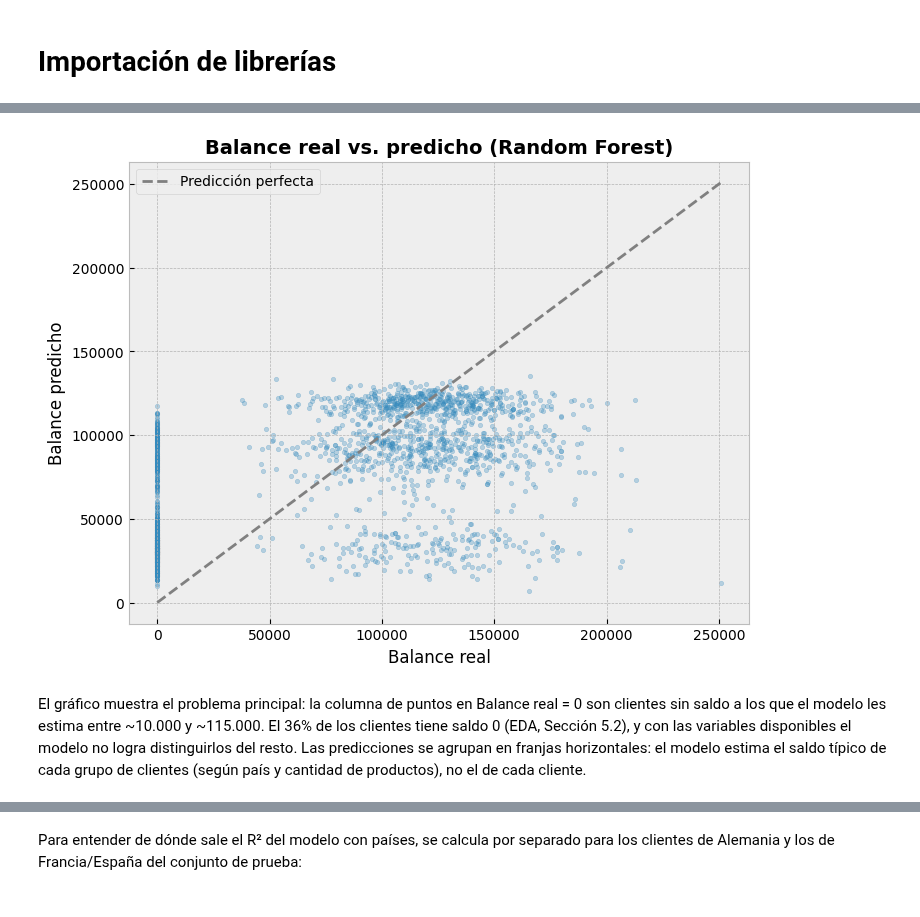
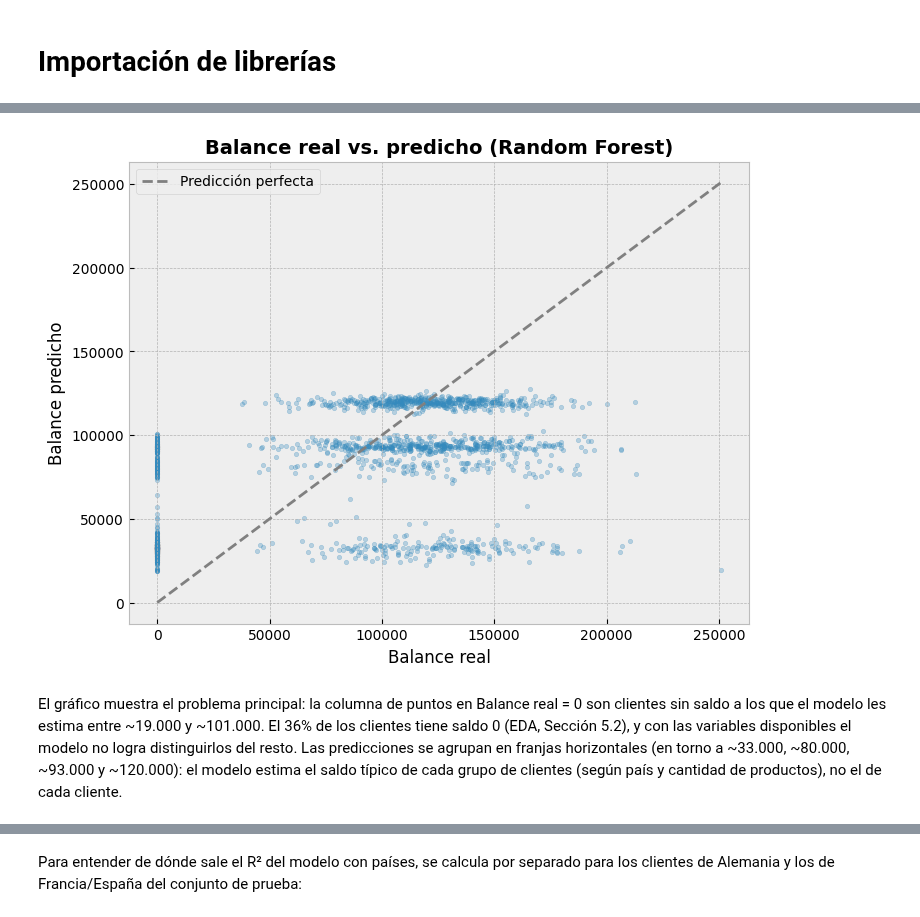
Before and after one commit to francarrascoo/Ecommerce-Customer-Dataset, a Jupyter notebook: notebooks/modelamiento.ipynb, the cells around one changed output, grey strips where cells are left out. Cells and saved outputs as stored; diff of their text form; code cells hidden in the pictures.

```diff
--- a/notebooks/modelamiento.ipynb
+++ b/notebooks/modelamiento.ipynb
@@ -167,20 +623,16 @@ modelos tienden a predecir casi siempre "se mantiene".
 # %%
-modelos_clasificacion = {
-    'Regresión logística': LogisticRegression(max_iter=1000, class_weight='balanced'),
-    'Random Forest':       RandomForestClassifier(n_estimators=300, min_samples_leaf=5,
-                                                  class_weight='balanced', random_state=SEMILLA),
-}
-
 predicciones_clf = {}
 filas = []
-for nombre, estimador in modelos_clasificacion.items():
-    modelo = modelo_completo(features_num, features_cat, features_bin, estimador)
-    modelo.fit(X_train, y_clf_train)
-    pred = modelo.predict(X_test)
+for nombre, modelo in modelos_clasificacion.items():
+    prob = modelo.predict_proba(X_test)[:, 1]
+    pred = (prob >= umbral_elegido[nombre]).astype(int)
     predicciones_clf[nombre] = pred
-    modelos_clasificacion[nombre] = modelo
     filas.append({
         'modelo':    nombre,
+        'umbral':    umbral_elegido[nombre],
+        'ROC-AUC':   roc_auc_score(y_clf_test, prob),
+        'PR-AUC':    average_precision_score(y_clf_test, prob),
+        'Brier':     brier_score_loss(y_clf_test, prob),
         'accuracy':  accuracy_score(y_clf_test, pred),
         'precision': precision_score(y_clf_test, pred),
         'recall':    recall_score(y_clf_test, pred),
@@ -206,7 +661,7 @@ fig, axes = plt.subplots(1, 2, figsize=(12, 5))
 for ax, (nombre, pred) in zip(axes, predicciones_clf.items()):
     ConfusionMatrixDisplay.from_predictions(y_clf_test, pred, display_labels=['Se mantiene', 'Abandona'],
                                             cmap='Blues', colorbar=False, ax=ax)
-    ax.set_title(nombre)
+    ax.set_title(f'{nombre} (umbral {umbral_elegido[nombre]:.2f})')
     ax.grid(False)
 plt.suptitle('Matriz de confusión en el conjunto de prueba', fontsize=14, fontweight='bold')
 plt.tight_layout()
@@ -281,23 +859,16 @@ entrenamiento: un modelo solo es útil si se equivoca menos que ella.
 # %%
 modelos_regresion = {
-    'Regresión lineal': LinearRegression(),
-    'Random Forest':    RandomForestRegressor(n_estimators=300, min_samples_leaf=10, random_state=SEMILLA),
+    'Línea base (mediana)':        DummyRegressor(strategy='median').fit(X_train, y_reg_train),
+    'Línea base (promedio)':       DummyRegressor(strategy='mean').fit(X_train, y_reg_train),
+    'Random Forest (con países)':  busquedas_reg['con países'].best_estimator_,
+    'Random Forest (sin países)':  busquedas_reg['sin países'].best_estimator_,
 }
 
-pred_base = np.full(len(y_reg_test), y_reg_train.mean())
-filas = [{
-    'modelo': 'Línea base (promedio)',
-    'MAE':    mean_absolute_error(y_reg_test, pred_base),
-    'RMSE':   root_mean_squared_error(y_reg_test, pred_base),
-    'R2':     r2_score(y_reg_test, pred_base),
-}]
 predicciones_reg = {}
-for nombre, estimador in modelos_regresion.items():
-    modelo = modelo_completo(features_num_reg, features_cat, features_bin_reg, estimador)
-    modelo.fit(X_train, y_reg_train)
+filas = []
+for nombre, modelo in modelos_regresion.items():
     pred = modelo.predict(X_test)
     predicciones_reg[nombre] = pred
-    modelos_regresion[nombre] = modelo
     filas.append({
         'modelo': nombre,
         'MAE':    mean_absolute_error(y_reg_test, pred),
@@ -323,20 +894,21 @@ el saldo no se relaciona con ningún otro atributo del cliente (Sección 5).
 # %%
-pred_rf = predicciones_reg['Random Forest']
+pred_rf = predicciones_reg['Random Forest (con países)']
 
 plt.figure(figsize=(8, 6))
 plt.scatter(y_reg_test, pred_rf, alpha=0.3, s=10)
 plt.plot([0, y_reg_test.max()], [0, y_reg_test.max()], color='gray', linestyle='--', label='Predicción perfecta')
 plt.title('Balance real vs. predicho (Random Forest)', fontsize=14, fontweight='bold')
 plt.xlabel('Balance real')
 plt.ylabel('Balance predicho')
 plt.legend()
 plt.savefig('../images/regresion_real_vs_predicho.png', dpi=150, bbox_inches='tight')
 plt.show()
 # %% [output]
-[figure, old version]
+[figure, new version]
 # %% [markdown]
 El gráfico muestra el problema principal: la columna de puntos en Balance real = 0 son clientes
-sin saldo a los que el modelo les estima entre ~10.000 y ~115.000. El 36% de los clientes tiene
+sin saldo a los que el modelo les estima entre ~19.000 y ~101.000. El 36% de los clientes tiene
 saldo 0 (EDA, Sección 5.2), y con las variables disponibles el modelo no logra distinguirlos del
-resto. Las predicciones se agrupan en franjas horizontales: el modelo estima el saldo típico de
-cada grupo de clientes (según país y cantidad de productos), no el de cada cliente.
+resto. Las predicciones se agrupan en franjas horizontales (en torno a ~33.000, ~80.000, ~93.000 y
+~120.000): el modelo estima el saldo típico de cada grupo de clientes (según país y cantidad de
+productos), no el de cada cliente.
```
Also changed, not shown: parts of 48 cells of this notebook, 9 other files.
